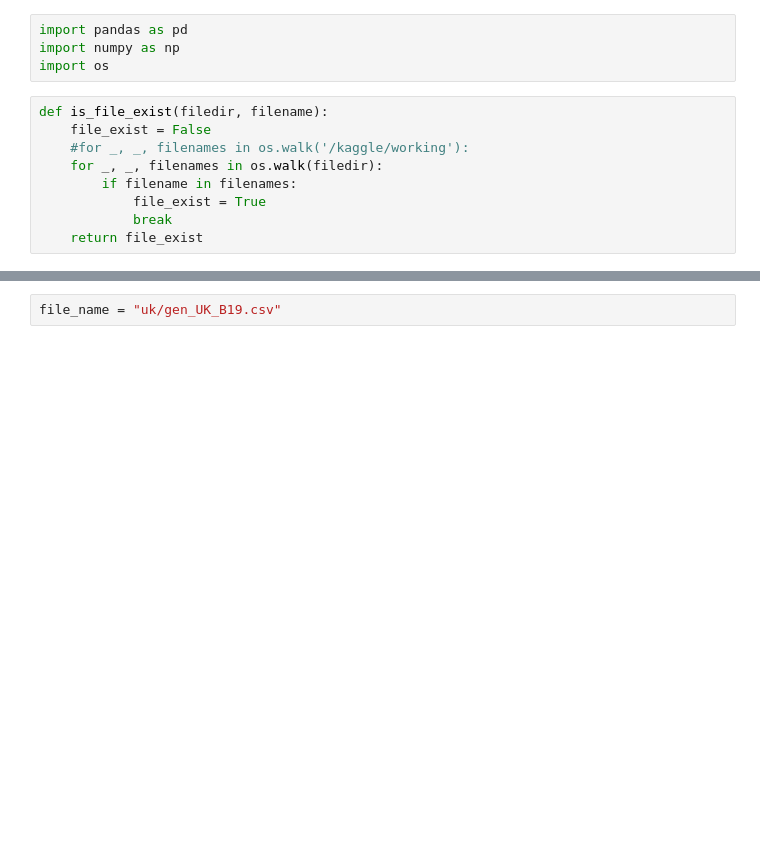
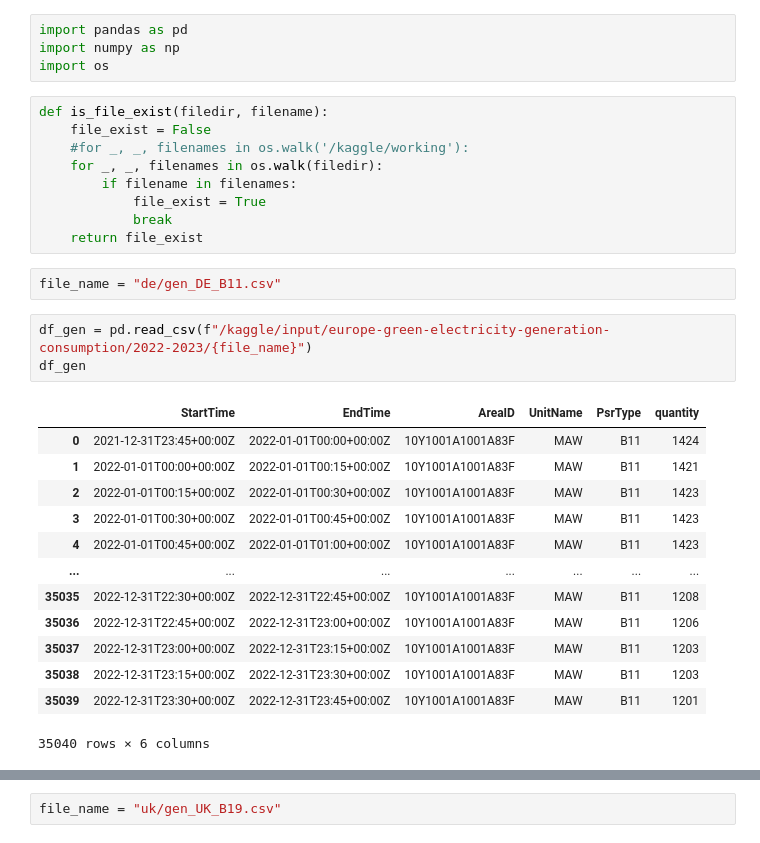
Before and after one commit to mahbubur-87/SE-Europe-Data_Challenge_Template, a Jupyter notebook: se-europe-data-challenge-data-processing.ipynb, the cells around one changed output, grey strips where cells are left out. Cells and saved outputs as stored; diff of their text form; blank space fills up the shorter version.

Commit message:
Kaggle Notebook | SE-Europe-Data_Challenge-data_processing | Version 3

```diff
--- a/se-europe-data-challenge-data-processing.ipynb
+++ b/se-europe-data-challenge-data-processing.ipynb
@@ -177,3 +178,22 @@ def is_file_exist(filedir, filename):
             file_exist = True
             break
     return file_exist
+# %%
+file_name = "de/gen_DE_B11.csv"
+# %%
+df_gen = pd.read_csv(f"/kaggle/input/europe-green-electricity-generation-consumption/2022-2023/{file_name}")
+df_gen
+# %% [output]
+|  | StartTime | EndTime | AreaID | UnitName | PsrType | quantity |
+| 0 | 2021-12-31T23:45+00:00Z | 2022-01-01T00:00+00:00Z | 10Y1001A1001A83F | MAW | B11 | 1424 |
+| 1 | 2022-01-01T00:00+00:00Z | 2022-01-01T00:15+00:00Z | 10Y1001A1001A83F | MAW | B11 | 1421 |
+| 2 | 2022-01-01T00:15+00:00Z | 2022-01-01T00:30+00:00Z | 10Y1001A1001A83F | MAW | B11 | 1423 |
+| 3 | 2022-01-01T00:30+00:00Z | 2022-01-01T00:45+00:00Z | 10Y1001A1001A83F | MAW | B11 | 1423 |
+| 4 | 2022-01-01T00:45+00:00Z | 2022-01-01T01:00+00:00Z | 10Y1001A1001A83F | MAW | B11 | 1423 |
+| ... | ... | ... | ... | ... | ... | ... |
+| 35035 | 2022-12-31T22:30+00:00Z | 2022-12-31T22:45+00:00Z | 10Y1001A1001A83F | MAW | B11 | 1208 |
+| 35036 | 2022-12-31T22:45+00:00Z | 2022-12-31T23:00+00:00Z | 10Y1001A1001A83F | MAW | B11 | 1206 |
+| 35037 | 2022-12-31T23:00+00:00Z | 2022-12-31T23:15+00:00Z | 10Y1001A1001A83F | MAW | B11 | 1203 |
+| 35038 | 2022-12-31T23:15+00:00Z | 2022-12-31T23:30+00:00Z | 10Y1001A1001A83F | MAW | B11 | 1203 |
+| 35039 | 2022-12-31T23:30+00:00Z | 2022-12-31T23:45+00:00Z | 10Y1001A1001A83F | MAW | B11 | 1201 |
+35040 rows × 6 columns
```
Also changed, not shown: parts of 15 cells of this notebook.
